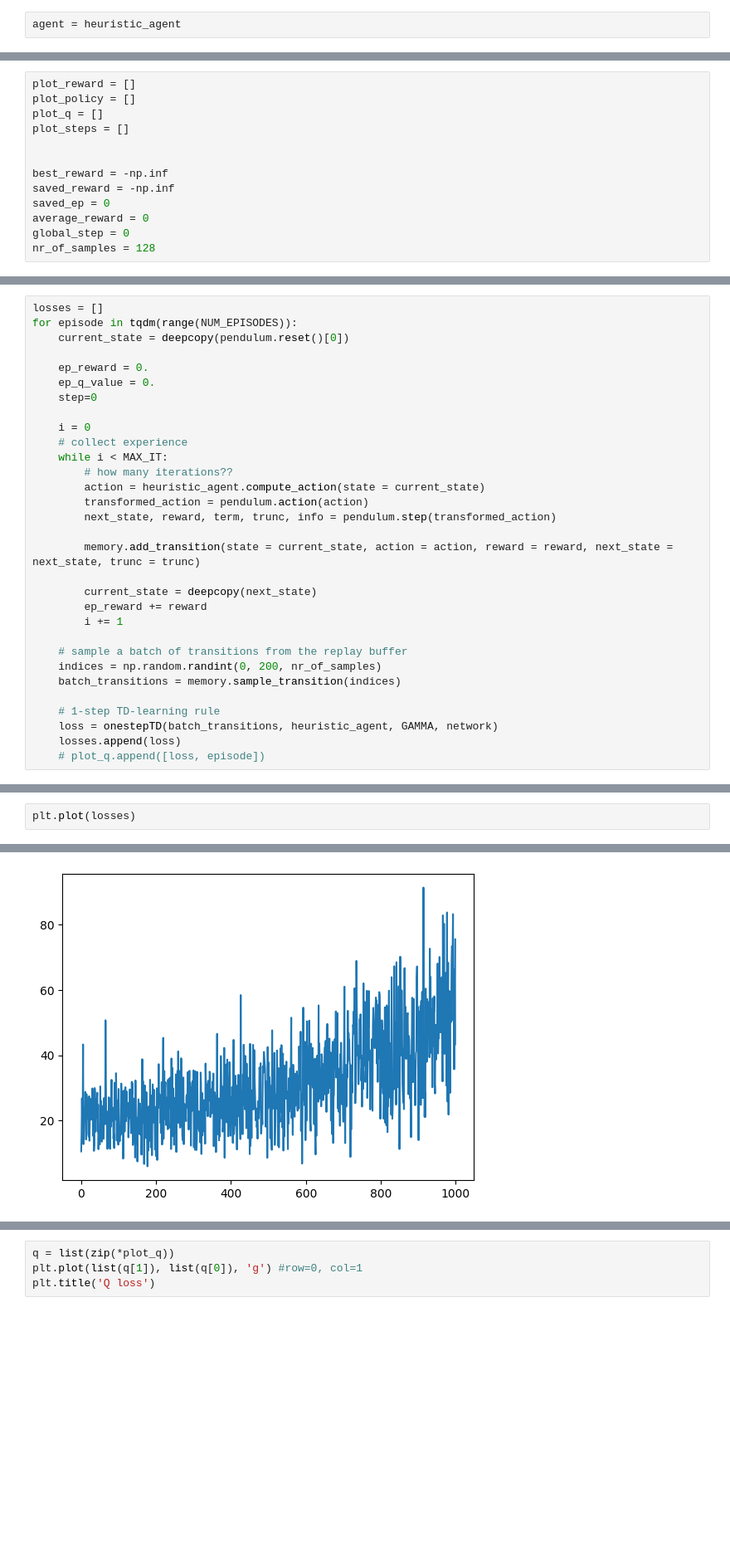
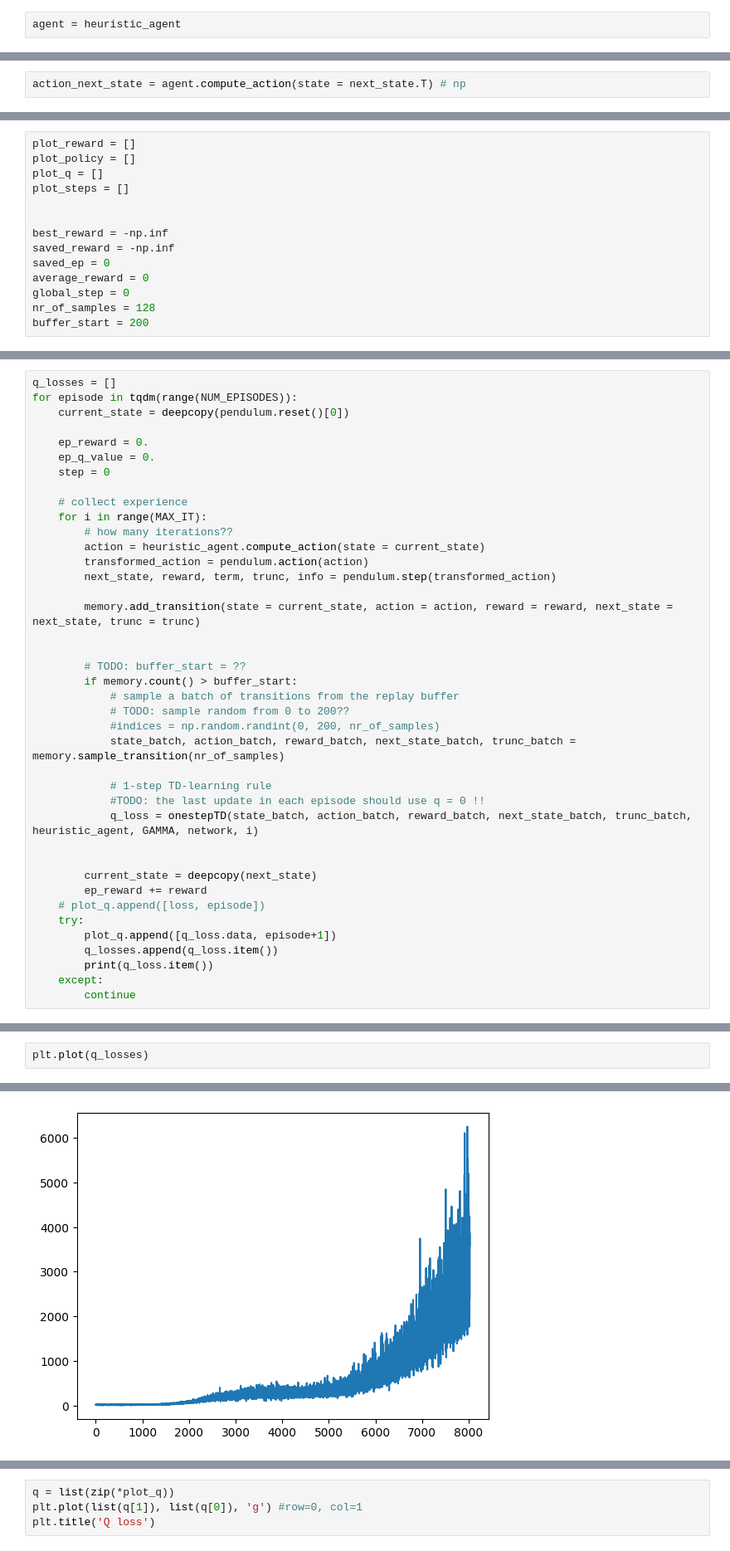
Before and after one commit to AnnaPaulish/DDPG, a Jupyter notebook: src/q_func_h_policy.ipynb, the cells around one changed output, grey strips where cells are left out. Shown at 83% size. Saved outputs shown, nothing was run; the diff lists cells and outputs as text; blank space fills up the shorter version.

Commit message:
fix replay buffer update

```diff
--- a/src/q_func_h_policy.ipynb
+++ b/src/q_func_h_policy.ipynb
@@ -59,0 +95,2 @@ agent = heuristic_agent
+# %%
+action_next_state = agent.compute_action(state = next_state.T) # np
@@ -172,3 +221,4 @@ saved_ep = 0
 average_reward = 0
 global_step = 0
 nr_of_samples = 128
+buffer_start = 200
@@ -175,15 +229,14 @@ nr_of_samples = 128
 # %%
-losses = []
+q_losses = []
 for episode in tqdm(range(NUM_EPISODES)):
     current_state = deepcopy(pendulum.reset()[0])
 
     ep_reward = 0.
     ep_q_value = 0.
-    step=0
+    step = 0
 
-    i = 0
     # collect experience
-    while i < MAX_IT:
+    for i in range(MAX_IT):
         # how many iterations??
         action = heuristic_agent.compute_action(state = current_state)
         transformed_action = pendulum.action(action)
@@ -191,15 +244,25 @@ for episode in tqdm(range(NUM_EPISODES)):
 
         memory.add_transition(state = current_state, action = action, reward = reward, next_state = next_state, trunc = trunc)
 
+
+        # TODO: buffer_start = ??
+        if memory.count() > buffer_start:
+            # sample a batch of transitions from the replay buffer
+            # TODO: sample random from 0 to 200??
+            #indices = np.random.randint(0, 200, nr_of_samples)
+            state_batch, action_batch, reward_batch, next_state_batch, trunc_batch = memory.sample_transition(nr_of_samples)
+
+            # 1-step TD-learning rule
+            #TODO: the last update in each episode should use q = 0 !!
+            q_loss = onestepTD(state_batch, action_batch, reward_batch, next_state_batch, trunc_batch, heuristic_agent, GAMMA, network, i)
+
+
         current_state = deepcopy(next_state)
         ep_reward += reward
-        i += 1
-
-    # sample a batch of transitions from the replay buffer
-    indices = np.random.randint(0, 200, nr_of_samples)
-    batch_transitions = memory.sample_transition(indices)
-
-    # 1-step TD-learning rule
-    loss = onestepTD(batch_transitions, heuristic_agent, GAMMA, network)
-    losses.append(loss)
     # plot_q.append([loss, episode])
+    try:
+        plot_q.append([q_loss.data, episode+1])
+        q_losses.append(q_loss.item())
+        print(q_loss.item())
+    except:
+        continue
@@ -206,8 +283,8 @@ for episode in tqdm(range(NUM_EPISODES)):
 # %%
-plt.plot(losses)
+plt.plot(q_losses)
 # %% [output]
 [<matplotlib.lines.Line2D at 0x...>]
-[figure, old version]
+[figure, new version]
 # %%
 from matplotlib import pyplot as plt
 from IPython.display import clear_output
```
Also changed, not shown: parts of 10 cells of this notebook, 3 other files.
